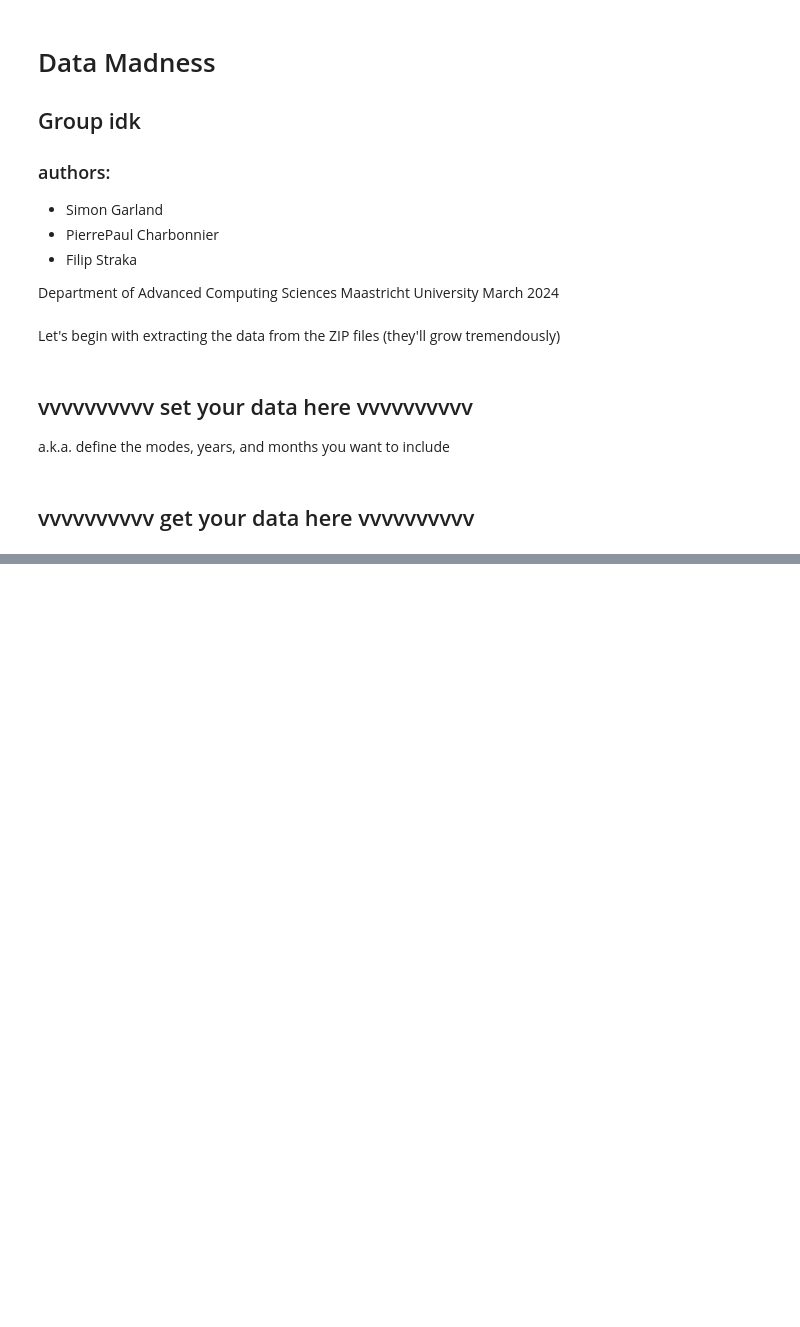
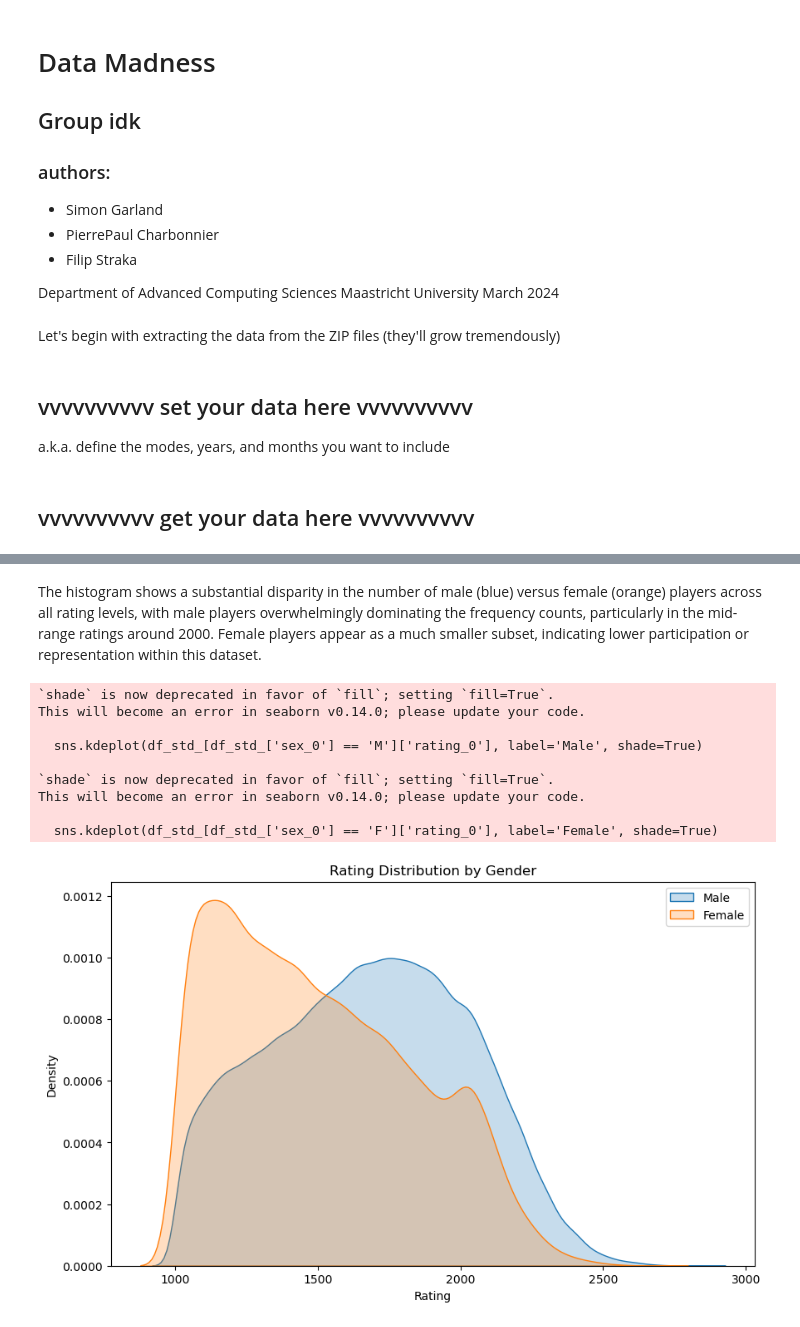
Before and after one commit to koalapowered/da_project, a Jupyter notebook: main/EDA.ipynb, the cells around one changed output, grey strips where cells are left out. Cells and saved outputs as stored; diff of their text form; code cells hidden in the pictures; blank space fills up the shorter version.

```diff
--- a/main/EDA.ipynb
+++ b/main/EDA.ipynb
@@ -102,0 +253,29 @@ plt.hist([df_std_['rating_'+str(i)] for i in range(3)], bins=40)
+# %% [markdown]
+The histogram shows a substantial disparity in the number of male (blue) versus female (orange) players across all rating levels, with male players overwhelmingly dominating the frequency counts, particularly in the mid-range ratings around 2000. Female players appear as a much smaller subset, indicating lower participation or representation within this dataset.
+# %%
+# What is the frequency of the ratings , how many players are there in each rating range
+# The distribution is not normal, we have a lot of male players with a rating of 2000 and very little woman with a rating of 2000
+
+# Assuming df_std_ is your DataFrame and it includes 'rating_0' and 'sex_0' columns
+plt.figure(figsize=(10, 6))
+
+sns.kdeplot(df_std_[df_std_['sex_0'] == 'M']['rating_0'], label='Male', shade=True)
+sns.kdeplot(df_std_[df_std_['sex_0'] == 'F']['rating_0'], label='Female', shade=True)
+
+plt.xlabel('Rating')
+plt.ylabel('Density')
+plt.title('Rating Distribution by Gender')
+plt.legend()
+
+plt.show()
+# %% [output]
+`shade` is now deprecated in favor of `fill`; setting `fill=True`.
+This will become an error in seaborn v0.14.0; please update your code.
+
+  sns.kdeplot(df_std_[df_std_['sex_0'] == 'M']['rating_0'], label='Male', shade=True)
+
+`shade` is now deprecated in favor of `fill`; setting `fill=True`.
+This will become an error in seaborn v0.14.0; please update your code.
+
+  sns.kdeplot(df_std_[df_std_['sex_0'] == 'F']['rating_0'], label='Female', shade=True)
+[figure, added]
```
Also changed, not shown: parts of 13 cells of this notebook.
